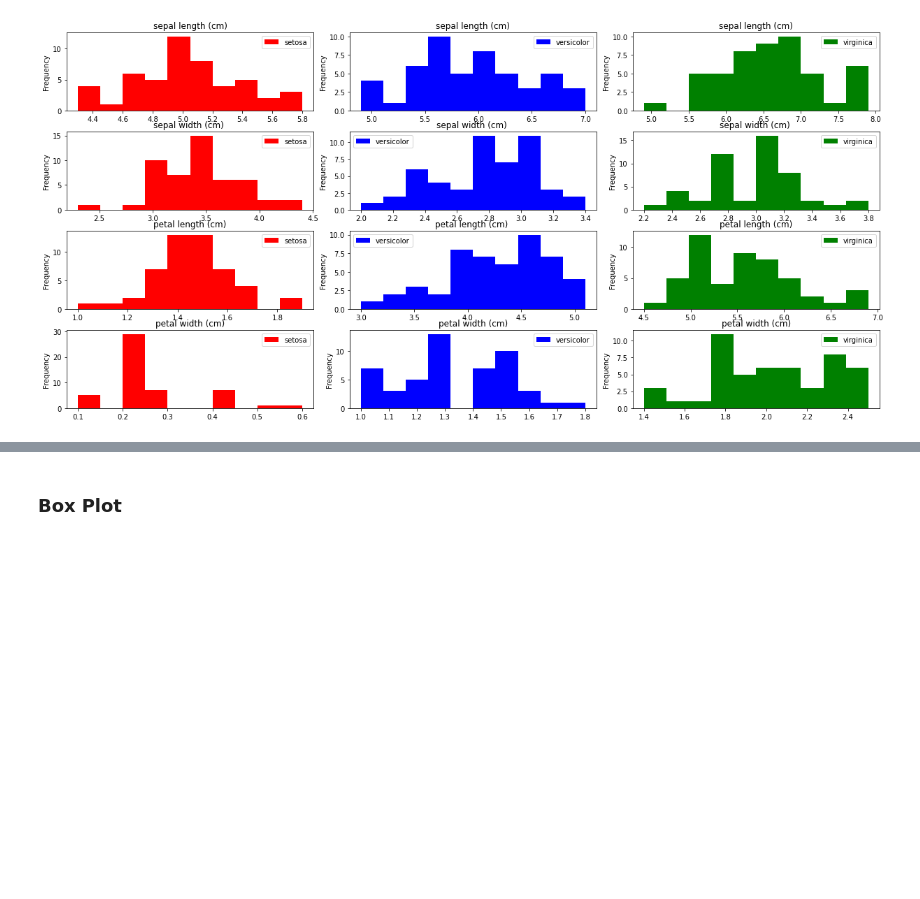
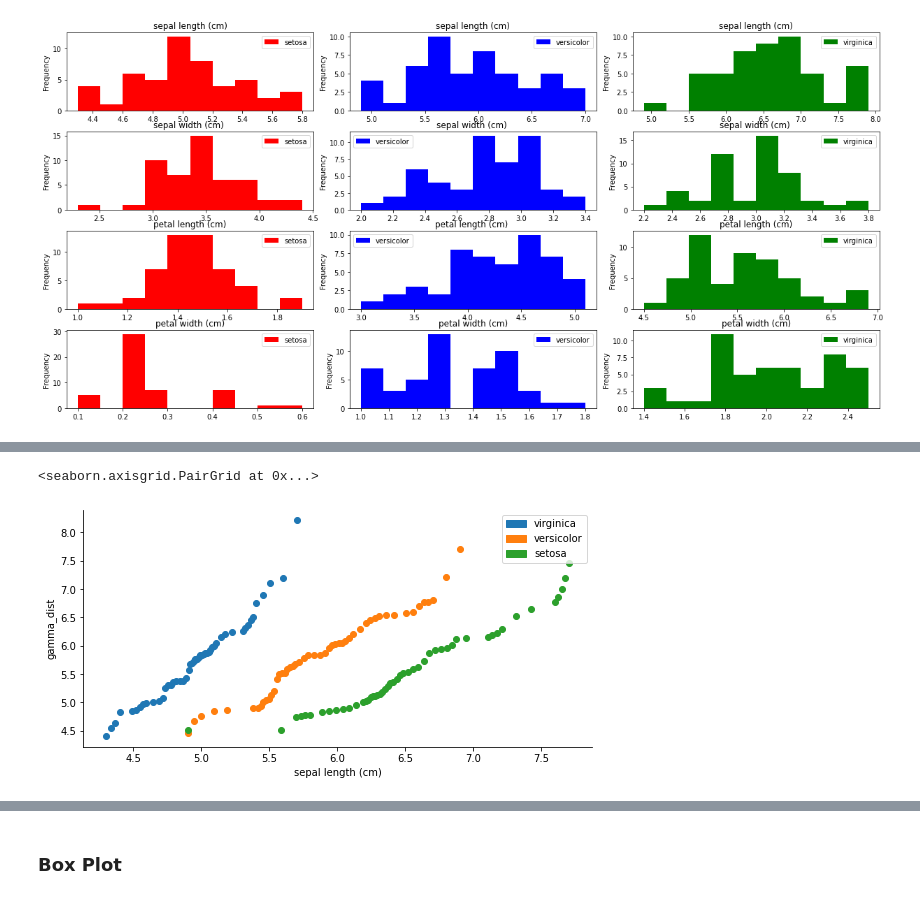
Before and after one commit to github4xyz/YGL, a Jupyter notebook: 01_Iris_data_EDA/02_P1_Iris_data_basic_visualization.ipynb, the cells around one changed output, grey strips where cells are left out. Drawn from its saved outputs; the diff is of its cells as text; code cells hidden in the pictures; blank space fills up the shorter version.

```diff
--- a/01_Iris_data_EDA/02_P1_Iris_data_basic_visualization.ipynb
+++ b/01_Iris_data_EDA/02_P1_Iris_data_basic_visualization.ipynb
@@ -150,0 +200,6 @@ https://data.library.virginia.edu/understanding-q-q-plots/#:~:text=A%20Q%2DQ%20p
+# %%
+from scipy.stats import gamma
+pplot(iris_df, x="sepal length (cm)", y=gamma, hue="target", kind='qq', height=4, aspect=2)
+# %% [output]
+<seaborn.axisgrid.PairGrid at 0x...>
+[figure, added]
```
Also changed, not shown: parts of 29 cells of this notebook.
